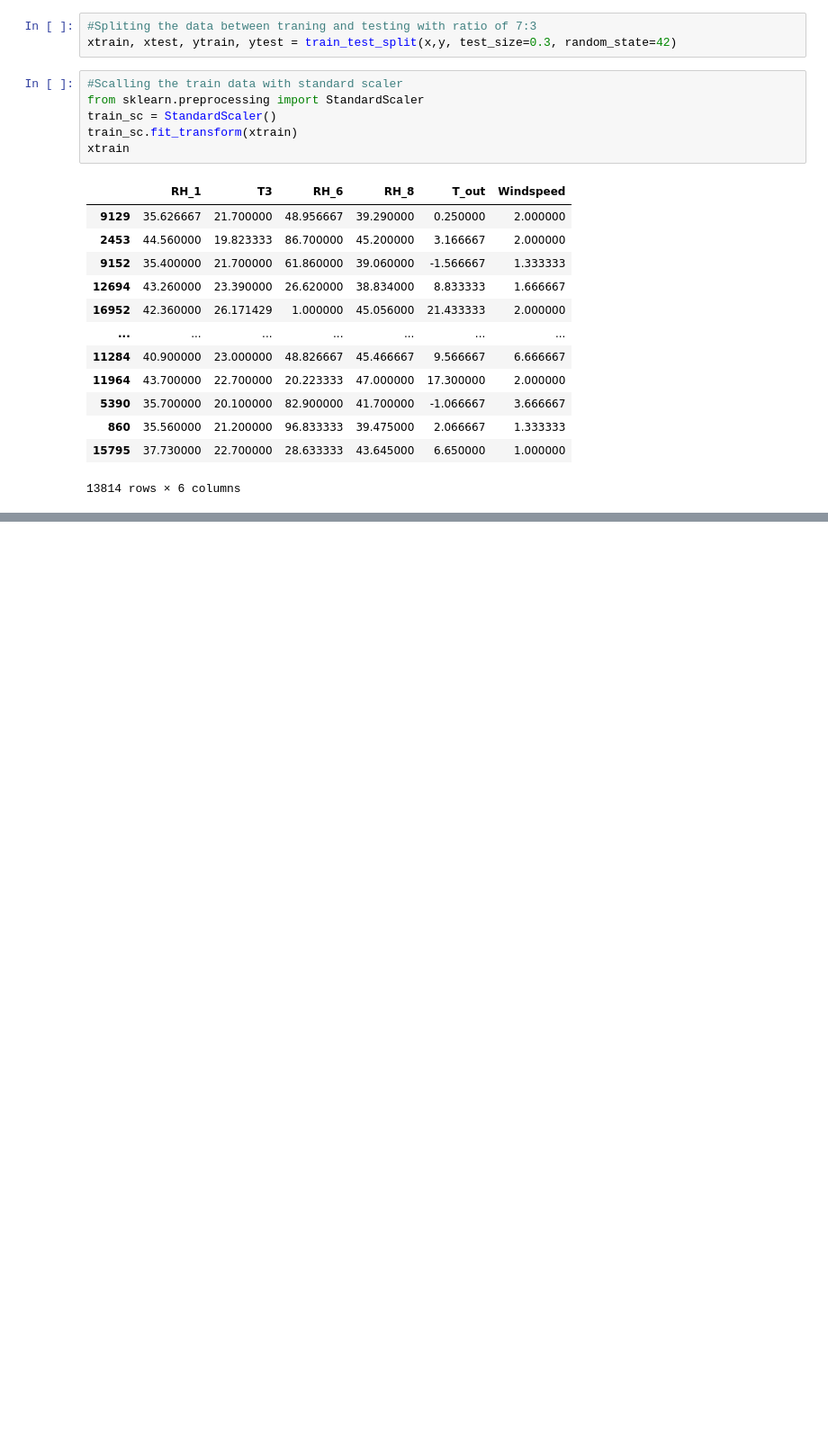
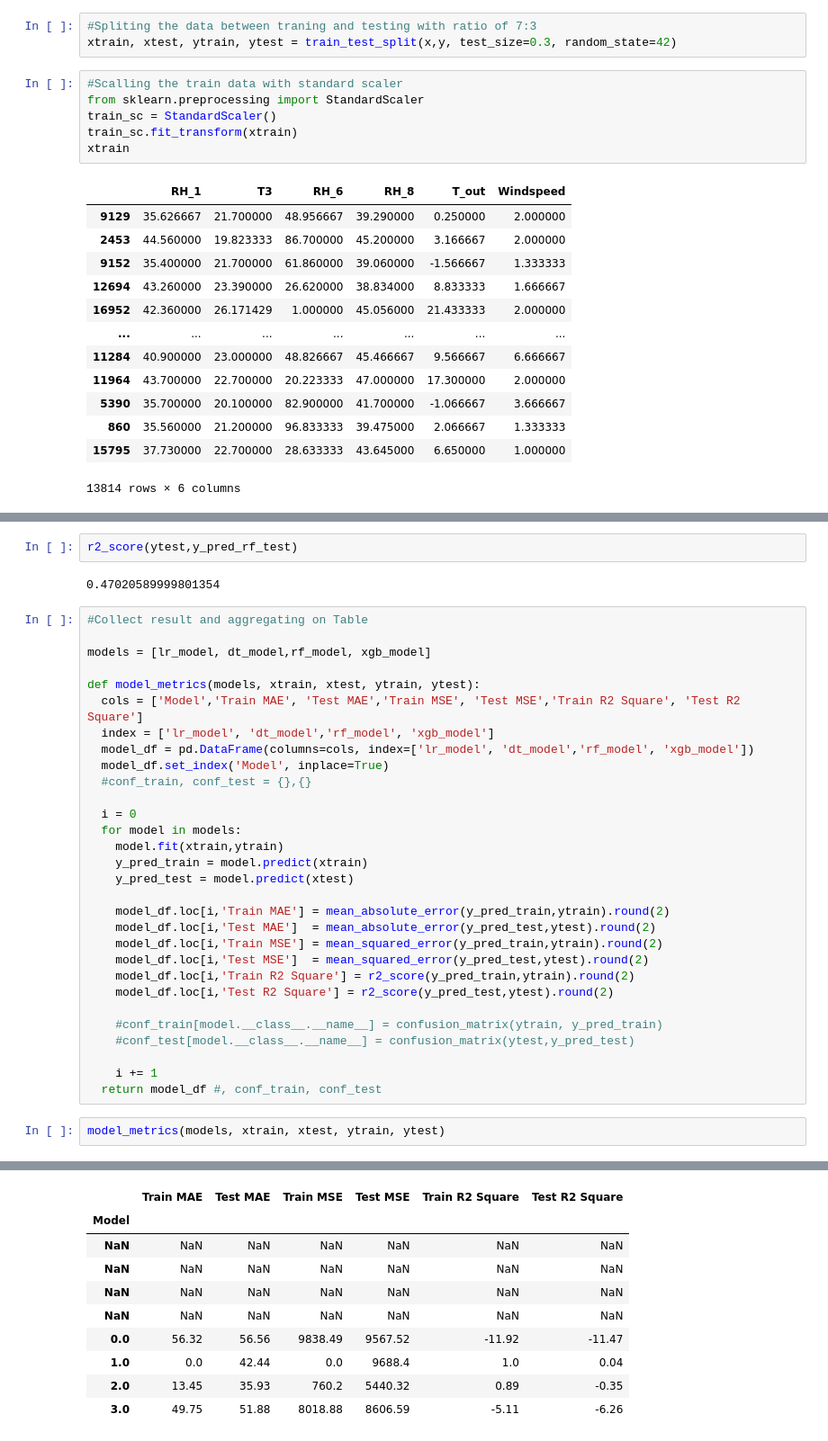
Before and after one commit to Mmbsaksd/Airbnb-EDA-Analysis, a Jupyter notebook: Appliance_Energy_Prediction.ipynb, the cells around one changed output, grey strips where cells are left out. Shown: that part at 90% size. Cells and saved outputs as stored; diff of their text form; blank space fills up the shorter version.

```diff
--- a/Appliance_Energy_Prediction.ipynb
+++ b/Appliance_Energy_Prediction.ipynb
@@ -217,0 +213,37 @@ AttributeError: ignored
+# %%
+r2_score(ytest,y_pred_rf_test)
+# %% [output]
+0.47020589999801354
+# %%
+#Collect result and aggregating on Table
+
+models = [lr_model, dt_model,rf_model, xgb_model]
+
+def model_metrics(models, xtrain, xtest, ytrain, ytest):
+  cols = ['Model','Train MAE', 'Test MAE','Train MSE', 'Test MSE','Train R2 Square', 'Test R2 Square']
+  index = ['lr_model', 'dt_model','rf_model', 'xgb_model']
+  model_df = pd.DataFrame(columns=cols, index=['lr_model', 'dt_model','rf_model', 'xgb_model'])
+  model_df.set_index('Model', inplace=True)
+  #conf_train, conf_test = {},{}
+
+  i = 0
+  for model in models:
+    model.fit(xtrain,ytrain)
+    y_pred_train = model.predict(xtrain)
+    y_pred_test = model.predict(xtest)
+
+    model_df.loc[i,'Train MAE'] = mean_absolute_error(y_pred_train,ytrain).round(2)
+    model_df.loc[i,'Test MAE']  = mean_absolute_error(y_pred_test,ytest).round(2)
+    model_df.loc[i,'Train MSE'] = mean_squared_error(y_pred_train,ytrain).round(2)
+    model_df.loc[i,'Test MSE']  = mean_squared_error(y_pred_test,ytest).round(2)
+    model_df.loc[i,'Train R2 Square'] = r2_score(y_pred_train,ytrain).round(2)
+    model_df.loc[i,'Test R2 Square'] = r2_score(y_pred_test,ytest).round(2)
+
+    #conf_train[model.__class__.__name__] = confusion_matrix(ytrain, y_pred_train)
+    #conf_test[model.__class__.__name__] = confusion_matrix(ytest,y_pred_test)
+
+    i += 1
+  return model_df #, conf_train, conf_test
+# %%
+model_metrics(models, xtrain, xtest, ytrain, ytest)
+# %% [output]
@@ -217,0 +251,10 @@ AttributeError: ignored
+|  | Train MAE | Test MAE | Train MSE | Test MSE | Train R2 Square | Test R2 Square |
+| Model |  |  |  |  |  |  |
+| NaN | NaN | NaN | NaN | NaN | NaN | NaN |
+| NaN | NaN | NaN | NaN | NaN | NaN | NaN |
+| NaN | NaN | NaN | NaN | NaN | NaN | NaN |
+| NaN | NaN | NaN | NaN | NaN | NaN | NaN |
+| 0.0 | 56.32 | 56.56 | 9838.49 | 9567.52 | -11.92 | -11.47 |
+| 1.0 | 0.0 | 42.44 | 0.0 | 9688.4 | 1.0 | 0.04 |
+| 2.0 | 13.45 | 35.93 | 760.2 | 5440.32 | 0.89 | -0.35 |
+| 3.0 | 49.75 | 51.88 | 8018.88 | 8606.59 | -5.11 | -6.26 |
```
Also changed, not shown: parts of 18 cells of this notebook.
